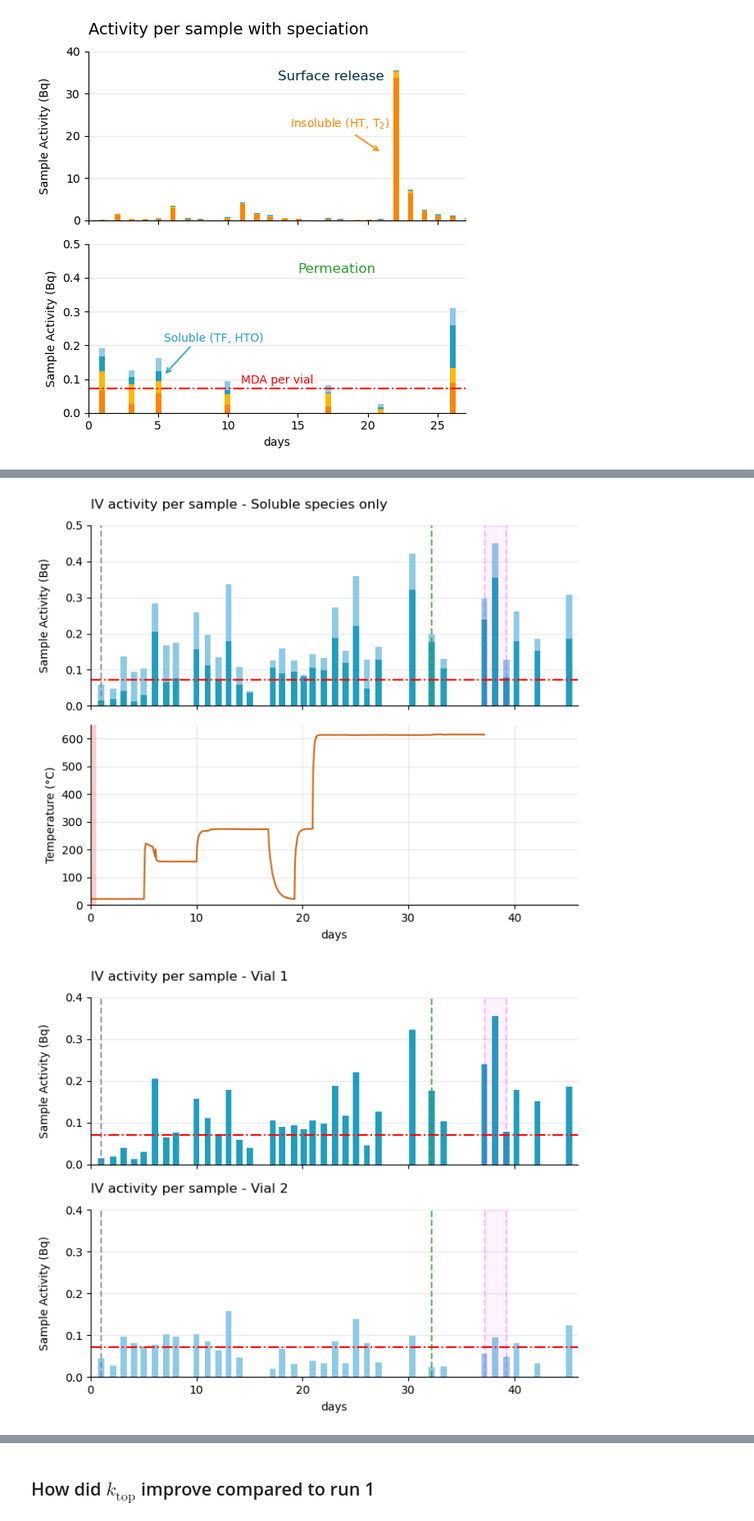
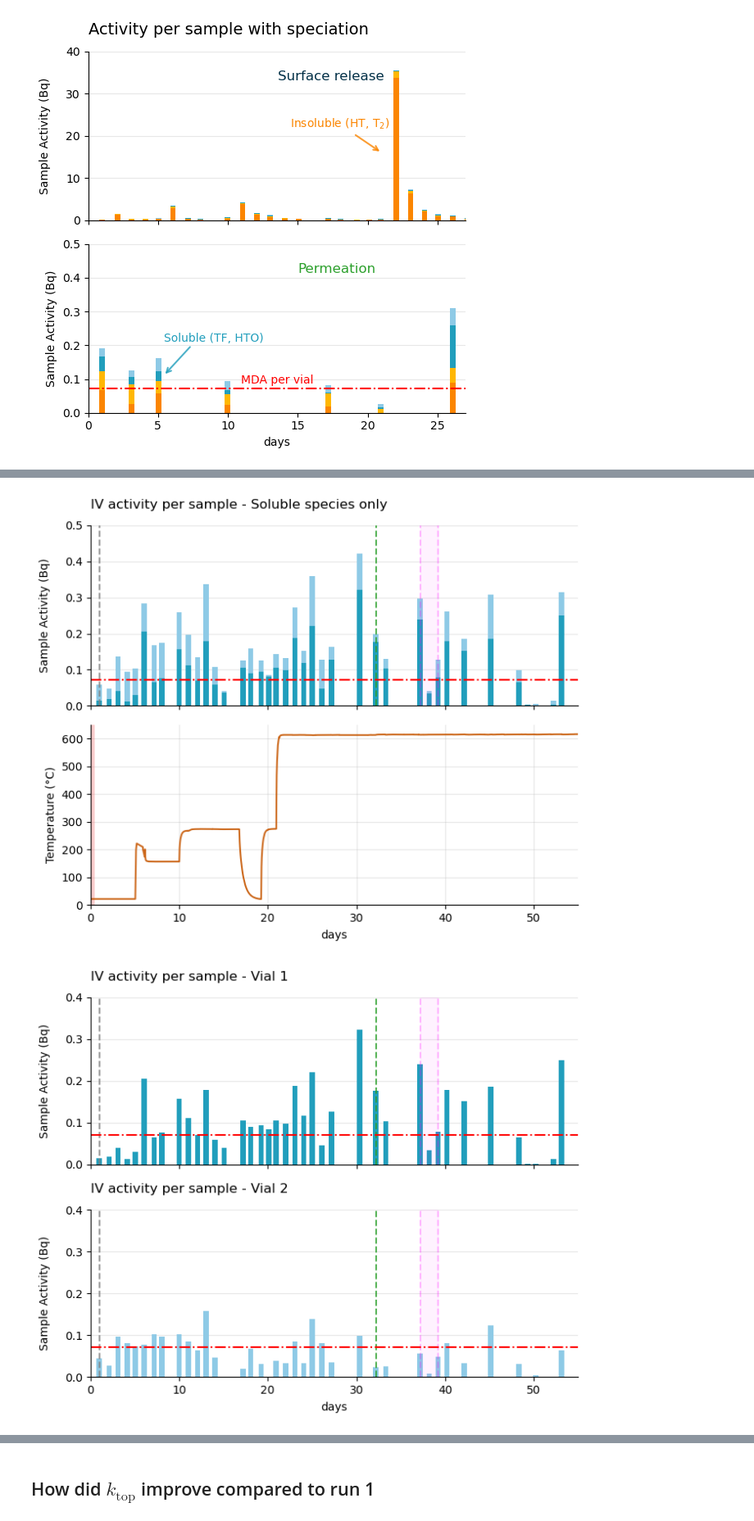
Before and after one commit to LIBRA-project/FLiBe-1L-run-1, a Jupyter notebook: analysis/tritium/tritium_model.ipynb, the cells around one changed output, grey strips where cells are left out. Shown at 82% size. Saved outputs shown, nothing was run; the diff lists cells and outputs as text; code cells hidden in the pictures.

```diff
--- a/analysis/tritium/tritium_model.ipynb
+++ b/analysis/tritium/tritium_model.ipynb
@@ -913,7 +913,7 @@ ax1.axhline(y=MDA, color="red", linestyle="-.")
 
 ax1.grid(True, axis="y", alpha=0.3)
 ax1.set_ylim(bottom=0, top=0.5)
-ax1.set_xlim(0, 46)
+ax1.set_xlim(0, 55)
 ax1.set_ylabel("Sample Activity (Bq)", labelpad=13)
 ax1.set_title("IV activity per sample - Soluble species only", loc="left", pad=15, fontsize=12)
 
@@ -928,7 +928,7 @@ plot_irradiation(baby_model, facecolor="#EF5B5B", alpha=0.3)
 ax2.set_xlabel('days', labelpad=5)
 ax2.set_ylabel('Temperature (°C)')
 ax2.grid(alpha=0.3)
-ax2.set_xlim(left=0, right=46)
+ax2.set_xlim(left=0, right=55)
 ax2.set_ylim(bottom=0, top=650)
 
 plt.tight_layout()
@@ -937,7 +937,7 @@ plt.savefig('outputs/iv_soluble_vials_and_temperature.svg', bbox_inches='tight')
 plt.savefig('outputs/iv_soluble_vials_and_temperature.png', bbox_inches='tight')
 plt.show()
 # %% [output]
-[figure, old version]
+[figure, new version]
 # %%
 # Create figure with two subplots - Vial 1 and Vial 2 separately
 fig, (ax1, ax2) = plt.subplots(2, 1, figsize=(7, 5.8), sharex=True)
@@ -985,7 +985,7 @@ ax1.axhline(y=MDA, color="red", linestyle="-.")
 
 ax1.grid(True, axis="y", alpha=0.3)
 ax1.set_ylim(bottom=0, top=0.4)
-ax1.set_xlim(0, 46)
+ax1.set_xlim(0, 55)
 ax1.set_ylabel("Sample Activity (Bq)", labelpad=13)
 ax1.set_title("IV activity per sample - Vial 1", loc="left", pad=15, fontsize=12)
 
@@ -994,35 +994,35 @@ plt.sca(ax2)
 ax2.bar(times_array, vial_2_vals.magnitude, bar_width, color='#8ECAE6')
 
 # Add vertical line for gas flow start
 ax2.axvline(x=flow_change_days, color='gray', linestyle='--', linewidth=1.5, alpha=0.8)
 
 # Add vertical line for H2O addition to secondary gas
 if secondary_gas_switch_deltatimes:
     ax2.axvline(x=h2o_addition_days, color='tab:green', linestyle='--', linewidth=1.5, alpha=0.8)
 
 # Add vertical lines and shading for H2 cover gas period
 if len(cover_gas_switch_deltatimes) >= 2:
     ax2.axvline(x=h2_start_days, color='magenta', linestyle='--', linewidth=1.5, alpha=0.25)
     ax2.axvline(x=h2_end_days, color='magenta', linestyle='--', linewidth=1.5, alpha=0.25)
     ax2.axvspan(h2_start_days, h2_end_days, color='magenta', alpha=0.05)
 
 # Add MDA line
 ax2.axhline(y=MDA, color="red", linestyle="-.")
 
 ax2.grid(True, axis="y", alpha=0.3)
 ax2.set_ylim(bottom=0, top=0.4)
-ax2.set_xlim(0, 46)
+ax2.set_xlim(0, 55)
 ax2.set_ylabel("Sample Activity (Bq)", labelpad=13)
 ax2.set_xlabel("days", labelpad=5)
 ax2.set_title("IV activity per sample - Vial 2", loc="left", pad=15, fontsize=12)
 
 plt.tight_layout()
 plt.savefig('outputs/iv_vials_separated.pdf', bbox_inches='tight')
 plt.savefig('outputs/iv_vials_separated.svg', bbox_inches='tight')
 plt.savefig('outputs/iv_vials_separated.png', bbox_inches='tight')
 plt.show()
 # %% [output]
-[figure, old version]
+[figure, new version]
 # %%
 # Create figure with two subplots for bar charts
 fig, (ax1, ax2) = plt.subplots(2, 1, figsize=(5.5, 5.5), sharex=True)
```
Also changed, not shown: parts of 14 cells of this notebook.
